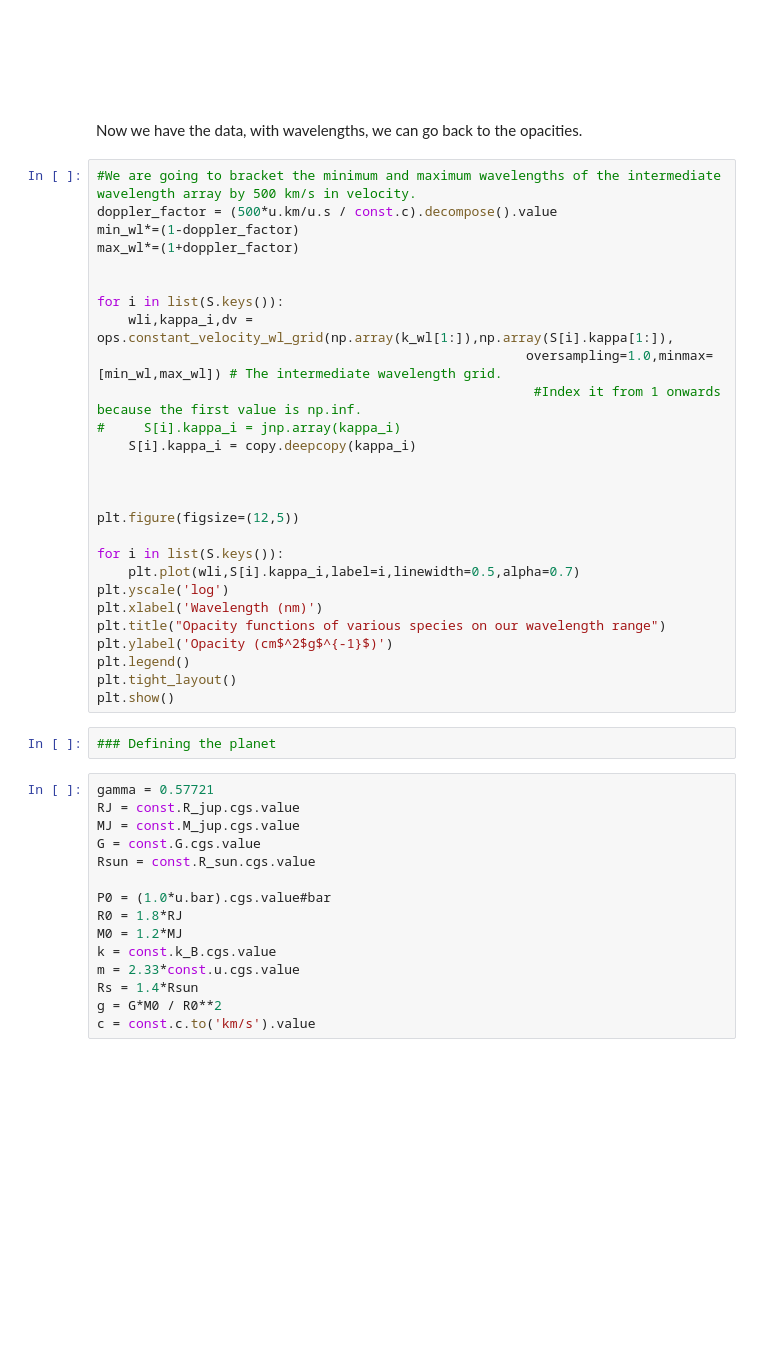
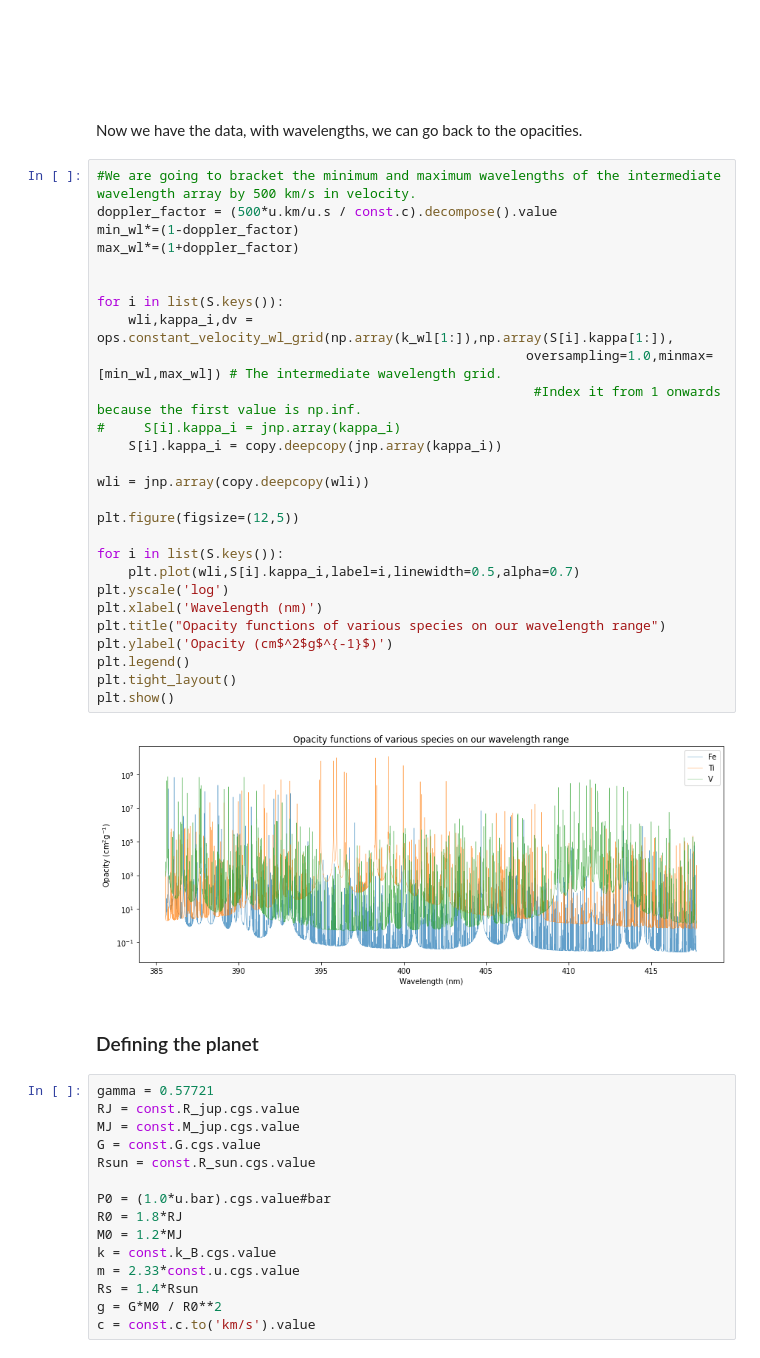
Before and after one commit to Hoeijmakers/jax-hires-coffee, a Jupyter notebook: TEST_TRANSMISSION.ipynb, the cells around one changed output. Saved outputs shown, nothing was run; the diff lists cells and outputs as text; blank space fills up the shorter version.

```diff
--- a/TEST_TRANSMISSION.ipynb
+++ b/TEST_TRANSMISSION.ipynb
@@ -354,32 +366,34 @@ Now we have the data, with wavelengths, we can go back to the opacities.
 # %%
 #We are going to bracket the minimum and maximum wavelengths of the intermediate wavelength array by 500 km/s in velocity.
 doppler_factor = (500*u.km/u.s / const.c).decompose().value
 min_wl*=(1-doppler_factor)
 max_wl*=(1+doppler_factor)
 
 
 for i in list(S.keys()):
     wli,kappa_i,dv = ops.constant_velocity_wl_grid(np.array(k_wl[1:]),np.array(S[i].kappa[1:]),
                                                        oversampling=1.0,minmax=[min_wl,max_wl]) # The intermediate wavelength grid.
                                                         #Index it from 1 onwards because the first value is np.inf.
 #     S[i].kappa_i = jnp.array(kappa_i)
-    S[i].kappa_i = copy.deepcopy(kappa_i)
+    S[i].kappa_i = copy.deepcopy(jnp.array(kappa_i))
 
-
+wli = jnp.array(copy.deepcopy(wli))
 
 plt.figure(figsize=(12,5))
 
 for i in list(S.keys()):
     plt.plot(wli,S[i].kappa_i,label=i,linewidth=0.5,alpha=0.7)
 plt.yscale('log')
 plt.xlabel('Wavelength (nm)')
 plt.title("Opacity functions of various species on our wavelength range")
 plt.ylabel('Opacity (cm$^2$g$^{-1}$)')
 plt.legend()
 plt.tight_layout()
 plt.show()
+# %% [output]
+[figure, added]
-# %%
-### Defining the planet
+# %% [markdown]
+### Defining the planet
 # %%
 gamma = 0.57721
 RJ = const.R_jup.cgs.value
```
Also changed, not shown: parts of 11 cells of this notebook.
